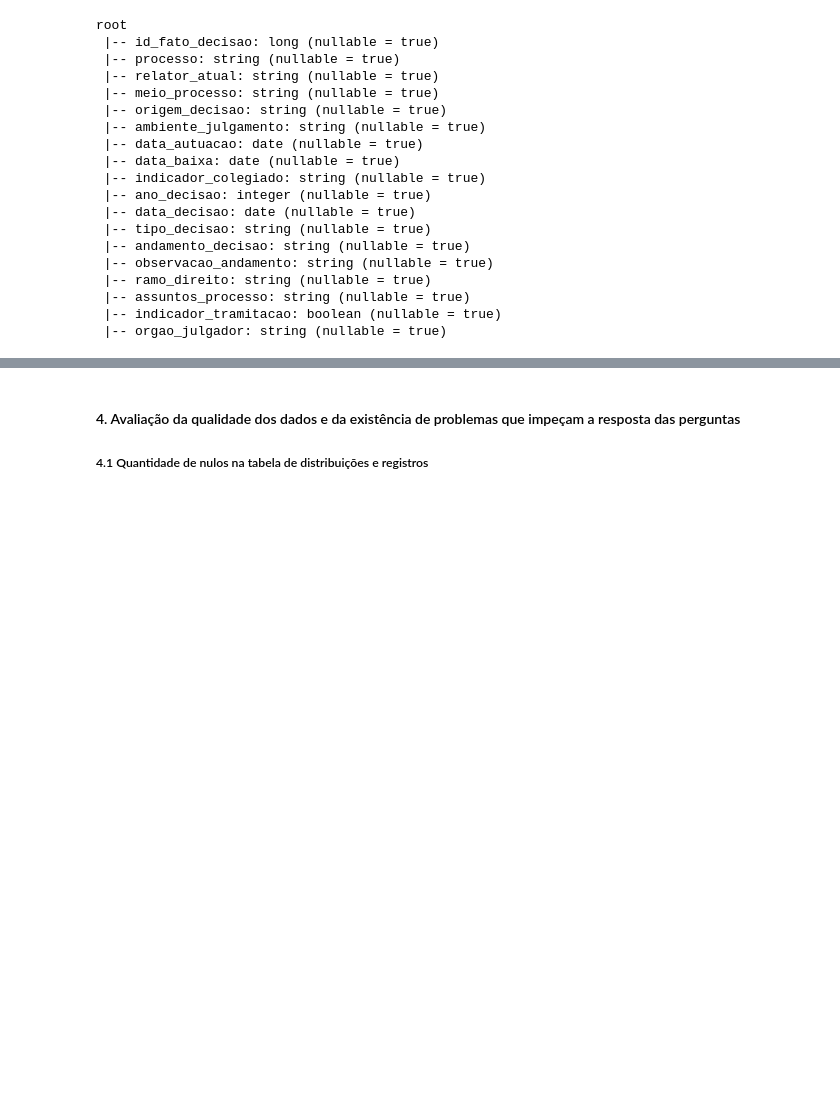
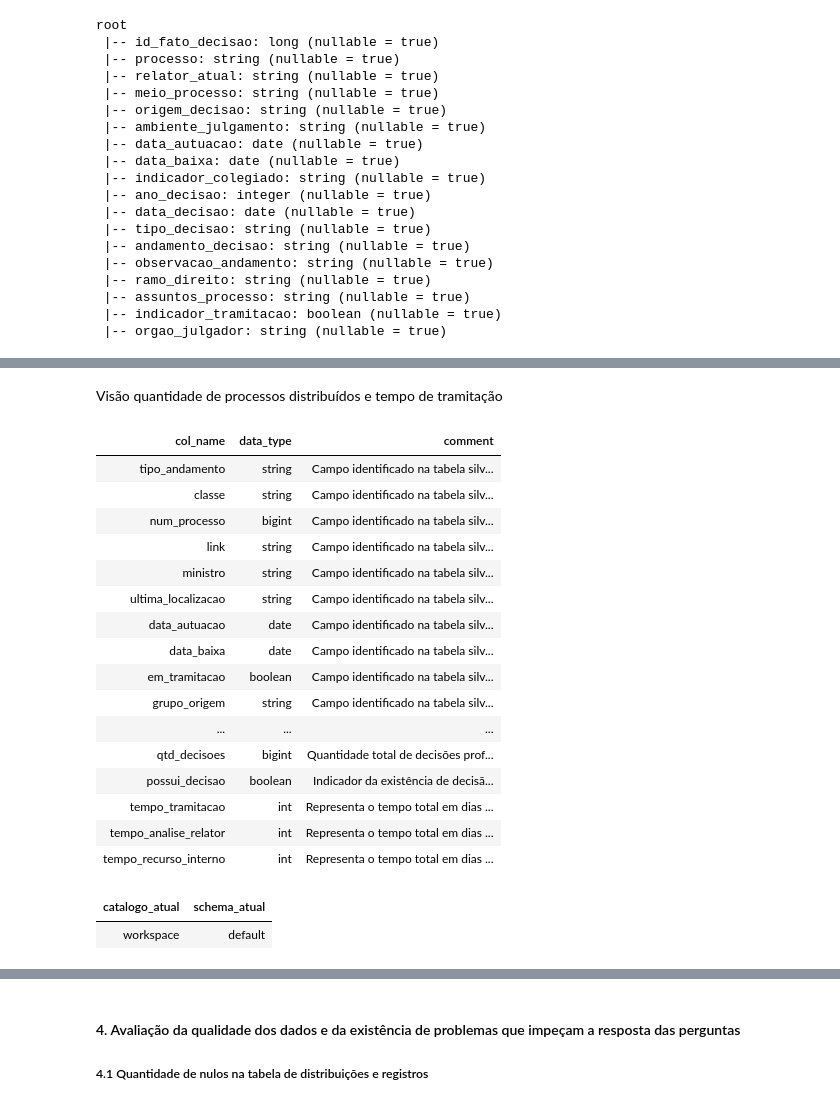
Before and after one commit to rafaeldebarros/MVP_engenharia_dados, a Jupyter notebook: MVP - engenharia dados - Rafael Souza de Barros.ipynb, the cells around one changed output, grey strips where cells are left out. Saved outputs shown, nothing was run; the diff lists cells and outputs as text; code cells hidden in the pictures; blank space fills up the shorter version.

```diff
--- a/MVP - engenharia dados - Rafael Souza de Barros.ipynb
+++ b/MVP - engenharia dados - Rafael Souza de Barros.ipynb
@@ -324,0 +616,31 @@ root
+# %% [markdown]
+Visão quantidade de processos distribuídos e tempo de tramitação
+# %%
+%sql
+
+DESCRIBE TABLE gold.vw_distribuicoes2025_decisoes
+;
+# %% [output]
+| col_name | data_type | comment |
+| tipo_andamento | string | Campo identificado na tabela silv... |
+| classe | string | Campo identificado na tabela silv... |
+| num_processo | bigint | Campo identificado na tabela silv... |
+| link | string | Campo identificado na tabela silv... |
+| ministro | string | Campo identificado na tabela silv... |
+| ultima_localizacao | string | Campo identificado na tabela silv... |
+| data_autuacao | date | Campo identificado na tabela silv... |
+| data_baixa | date | Campo identificado na tabela silv... |
+| em_tramitacao | boolean | Campo identificado na tabela silv... |
+| grupo_origem | string | Campo identificado na tabela silv... |
+| ... | ... | ... |
+| qtd_decisoes | bigint | Quantidade total de decisões prof... |
+| possui_decisao | boolean | Indicador da existência de decisã... |
+| tempo_tramitacao | int | Representa o tempo total em dias ... |
+| tempo_analise_relator | int | Representa o tempo total em dias ... |
+| tempo_recurso_interno | int | Representa o tempo total em dias ... |
+# %%
+%sql
+SELECT current_catalog() AS catalogo_atual, current_schema() AS schema_atual;
+# %% [output]
+| catalogo_atual | schema_atual |
+| workspace | default |
```
Also changed, not shown: parts of 26 cells of this notebook.
